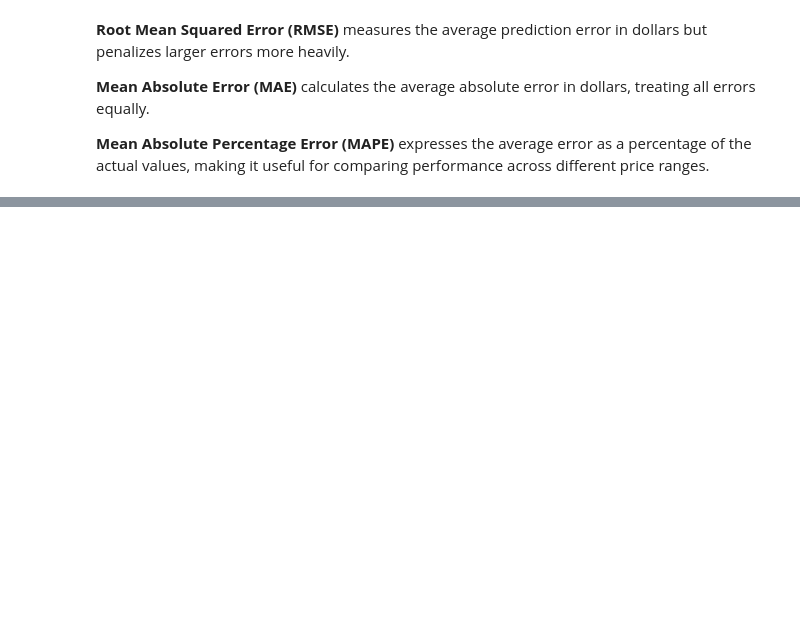
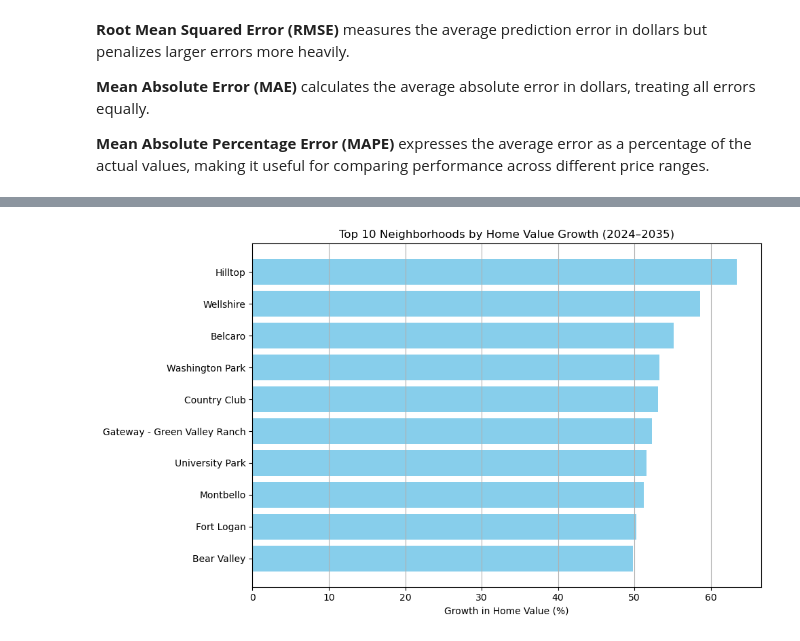
Before and after one commit to Angelinamurdock/final_project_group_2, a Jupyter notebook: prophet_model.ipynb, the cells around one changed output, grey strips where cells are left out. Saved outputs shown, nothing was run; the diff lists cells and outputs as text; code cells hidden in the pictures; blank space fills up the shorter version.

```diff
--- a/prophet_model.ipynb
+++ b/prophet_model.ipynb
@@ -331,0 +493,21 @@ yearly_avg_forecast.to_csv("Resources/prophet_forecast.csv", index=False)
+# %%
+# Filter to only years 2025 and 2035
+growth_range = yearly_avg_forecast[
+    yearly_avg_forecast['Year'].isin([2025, 2035])
+]
+
+# Pivot to get 2025 and 2035 values side by side
+pivot = growth_range.pivot(index='Neighborhood', columns='Year', values='Prophet Forecasted Home Value')
+
+# Calculate 10-year growth rate
+pivot['10_Year_Growth_%'] = ((pivot[2035] - pivot[2025]) / pivot[2025] * 100).round(2)
+
+# Get growth rate for all neighborhoods
+# Sort to find top 10 neighborhoods with highest growth
+growth__percent_forecast = pivot.sort_values(by='10_Year_Growth_%', ascending=False)
+
+# Sort to find top 10 neighborhoods with highest growth
+top_10_growth_forecast = pivot.sort_values(by='10_Year_Growth_%', ascending=False).head(10)
+
+# Display results
+print(top_10_growth_forecast[['10_Year_Growth_%']])
@@ -331,0 +527,13 @@ yearly_avg_forecast.to_csv("Resources/prophet_forecast.csv", index=False)
+# %%
+# Plotting top 10 neighborhoods by total forecasted YoY growth
+plt.figure(figsize=(10, 6))
+plt.barh(top_10_growth_forecast.index, top_10_growth_forecast["10_Year_Growth_%"], color='skyblue')
+plt.xlabel("Growth in Home Value (%)")
+plt.title("Top 10 Neighborhoods by Home Value Growth (2024–2035)")
+plt.gca().invert_yaxis()  # Largest on top
+plt.grid(True, axis='x')
+plt.tight_layout()
+
+plt.show()
+# %% [output]
+[figure, added]
```
Also changed, not shown: parts of 15 cells of this notebook, 1 other file.
